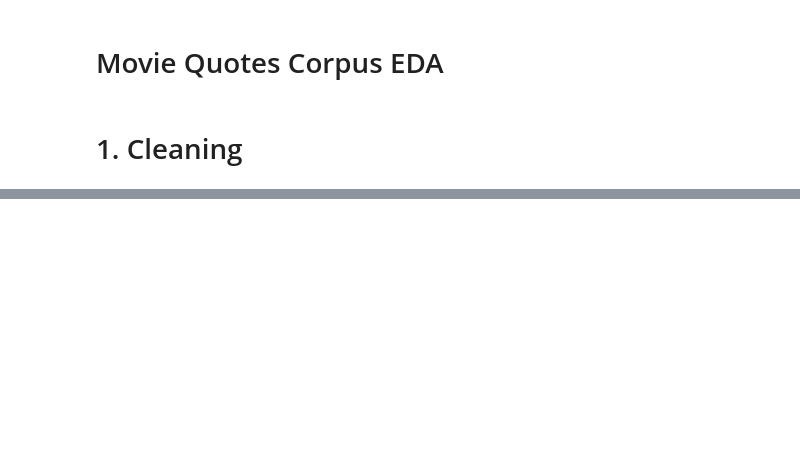
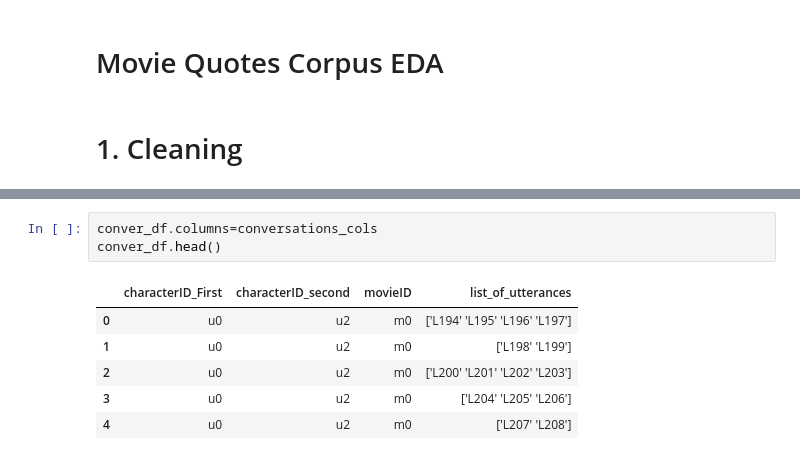
Before and after one commit to LuWang-zishuijing/ResumeClassifier, a Jupyter notebook: Movie_Quotes_Corpus_EDA.ipynb, the cells around one changed output, grey strips where cells are left out. Saved outputs shown, nothing was run; the diff lists cells and outputs as text; blank space fills up the shorter version.

```diff
--- a/Movie_Quotes_Corpus_EDA.ipynb
+++ b/Movie_Quotes_Corpus_EDA.ipynb
@@ -215,0 +33,10 @@ pwd
+# %%
+conver_df.columns=conversations_cols
+conver_df.head()
+# %% [output]
+|  | characterID_First | characterID_second | movieID | list_of_utterances |
+| 0 | u0 | u2 | m0 | ['L194' 'L195' 'L196' 'L197'] |
+| 1 | u0 | u2 | m0 | ['L198' 'L199'] |
+| 2 | u0 | u2 | m0 | ['L200' 'L201' 'L202' 'L203'] |
+| 3 | u0 | u2 | m0 | ['L204' 'L205' 'L206'] |
+| 4 | u0 | u2 | m0 | ['L207' 'L208'] |
```
Also changed, not shown: parts of 44 cells of this notebook.
